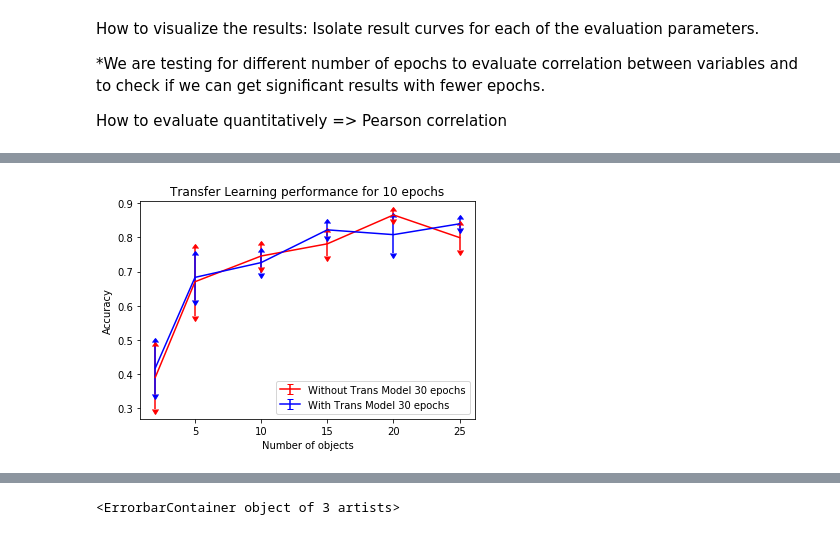
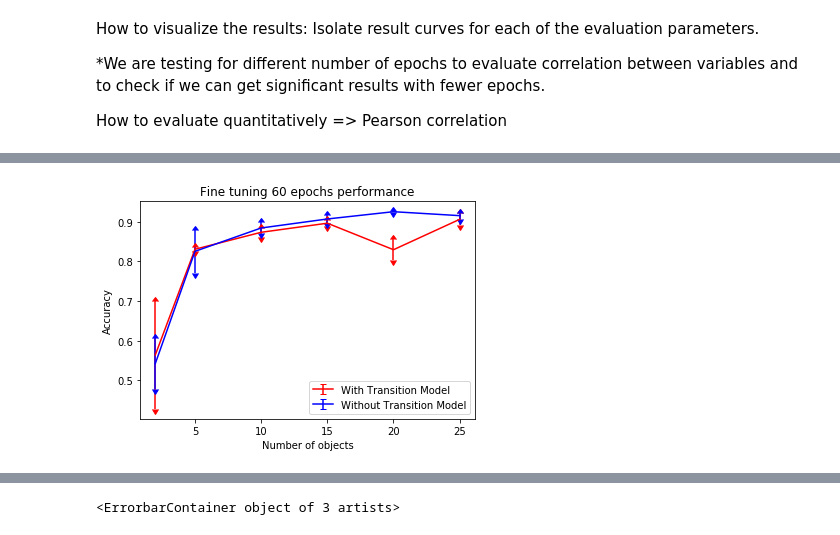
Before and after one commit to gabrielsluz/c-swm, a Jupyter notebook: Experiments.ipynb, the cells around one changed output, grey strips where cells are left out. Cells and saved outputs as stored; diff of their text form; code cells hidden in the pictures.

```diff
--- a/Experiments.ipynb
+++ b/Experiments.ipynb
@@ -335,24 +402,24 @@ results
 # %%
+#With
+params = ['epochs', 'use_trans_model']
+values = [10, 'True']
+experiment_key = 'FineTuning10pc60epochs'
+varying_param = 'num_objects'
+x_false, y_mean_false, y_std_false = get_plot_ready_res(results, params, values, experiment_key, varying_param)
+plt.errorbar(x_false, y_mean_false, yerr=y_std_false, uplims=True, lolims=True, color='r', label='With Transition Model')
+#Without
 params = ['epochs', 'use_trans_model']
 values = [10, 'False']
-experiment_key = 'FineTuning10pc30epochs'
-varying_param = 'num_objects'
-x_false, y_mean_false, y_std_false = get_plot_ready_res(results, params, values, experiment_key, varying_param)
-plt.errorbar(x_false, y_mean_false, yerr=y_std_false, uplims=True, lolims=True, color='r', label='Without Trans Model 30 epochs')
-#
-params = ['epochs', 'use_trans_model']
-values = [10, 'True']
-experiment_key = 'FineTuning10pc30epochs'
+experiment_key = 'FineTuning10pc60epochs'
 varying_param = 'num_objects'
 x, y_mean, y_std = get_plot_ready_res(results, params, values, experiment_key, varying_param)
+plt.errorbar(x, y_mean, yerr=y_std, uplims=True, lolims=True, color='b', label='Without Transition Model')
 
-
-plt.errorbar(x, y_mean, yerr=y_std, uplims=True, lolims=True, color='b', label='With Trans Model 30 epochs')
 
 plt.xlabel('Number of objects')
 plt.ylabel('Accuracy')
-plt.title('Transfer Learning performance for 10 epochs')
+plt.title('Fine tuning 60 epochs performance')
 plt.legend()
 plt.show()
 # %% [output]
-[figure, old version]
+[figure, new version]
```
Also changed, not shown: parts of 7 cells of this notebook.
